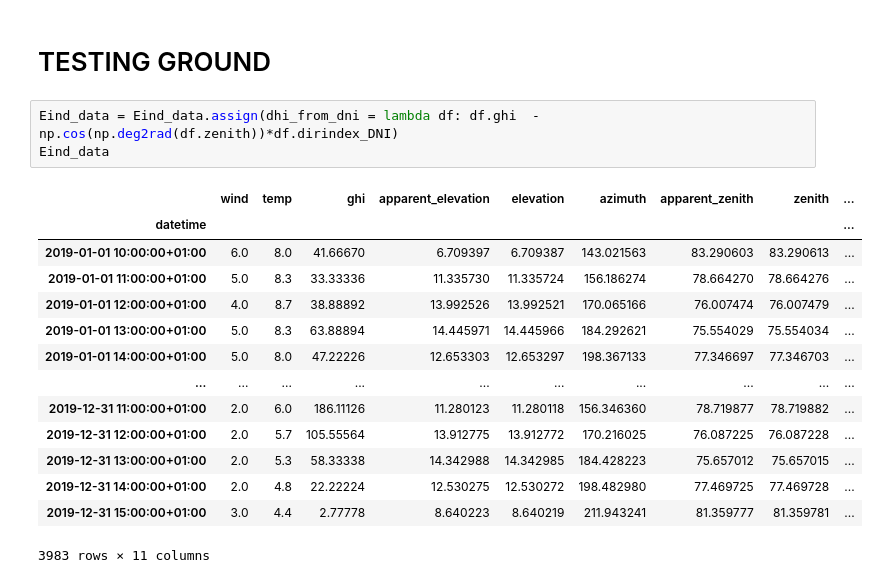
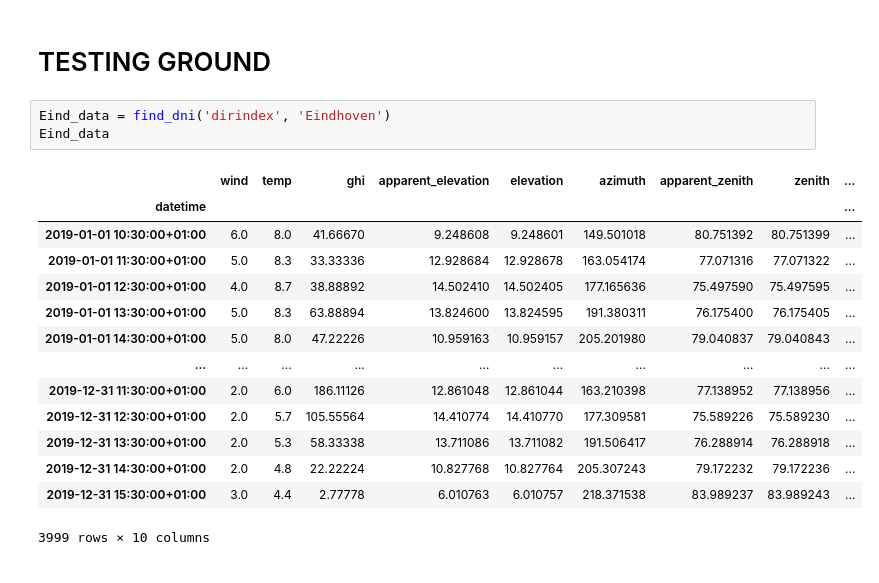
Before and after one commit to ncgarrood/utrechtsmartdistricpartA, a Jupyter notebook: TestingGround.ipynb, the cells around one changed output. Drawn from its saved outputs; the diff is of its cells as text.

```diff
--- a/TestingGround.ipynb
+++ b/TestingGround.ipynb
@@ -156,21 +159,21 @@ Surfaces_Panel_info
 | Capacity_monoSi | 3360.0 | 2800.0 | 280.0 | 840.0 | 280.0 | 280.00 | 280.00 | 280.00 | 280.00 | 2800.0 | ... |
 # %% [markdown]
 # TESTING GROUND
-# %%
-Eind_data = Eind_data.assign(dhi_from_dni = lambda df: df.ghi  - np.cos(np.deg2rad(df.zenith))*df.dirindex_DNI)
-Eind_data
-# %% [output]
-|  | wind | temp | ghi | apparent_elevation | elevation | azimuth | apparent_zenith | zenith | ... |
-| datetime |  |  |  |  |  |  |  |  | ... |
-| 2019-01-01 10:00:00+01:00 | 6.0 | 8.0 | 41.66670 | 6.709397 | 6.709387 | 143.021563 | 83.290603 | 83.290613 | ... |
-| 2019-01-01 11:00:00+01:00 | 5.0 | 8.3 | 33.33336 | 11.335730 | 11.335724 | 156.186274 | 78.664270 | 78.664276 | ... |
-| 2019-01-01 12:00:00+01:00 | 4.0 | 8.7 | 38.88892 | 13.992526 | 13.992521 | 170.065166 | 76.007474 | 76.007479 | ... |
-| 2019-01-01 13:00:00+01:00 | 5.0 | 8.3 | 63.88894 | 14.445971 | 14.445966 | 184.292621 | 75.554029 | 75.554034 | ... |
-| 2019-01-01 14:00:00+01:00 | 5.0 | 8.0 | 47.22226 | 12.653303 | 12.653297 | 198.367133 | 77.346697 | 77.346703 | ... |
-| ... | ... | ... | ... | ... | ... | ... | ... | ... | ... |
-| 2019-12-31 11:00:00+01:00 | 2.0 | 6.0 | 186.11126 | 11.280123 | 11.280118 | 156.346360 | 78.719877 | 78.719882 | ... |
-| 2019-12-31 12:00:00+01:00 | 2.0 | 5.7 | 105.55564 | 13.912775 | 13.912772 | 170.216025 | 76.087225 | 76.087228 | ... |
-| 2019-12-31 13:00:00+01:00 | 2.0 | 5.3 | 58.33338 | 14.342988 | 14.342985 | 184.428223 | 75.657012 | 75.657015 | ... |
-| 2019-12-31 14:00:00+01:00 | 2.0 | 4.8 | 22.22224 | 12.530275 | 12.530272 | 198.482980 | 77.469725 | 77.469728 | ... |
-| 2019-12-31 15:00:00+01:00 | 3.0 | 4.4 | 2.77778 | 8.640223 | 8.640219 | 211.943241 | 81.359777 | 81.359781 | ... |
-3983 rows × 11 columns
+# %%
+Eind_data = find_dni('dirindex', 'Eindhoven')
+Eind_data
+# %% [output]
+|  | wind | temp | ghi | apparent_elevation | elevation | azimuth | apparent_zenith | zenith | ... |
+| datetime |  |  |  |  |  |  |  |  | ... |
+| 2019-01-01 10:30:00+01:00 | 6.0 | 8.0 | 41.66670 | 9.248608 | 9.248601 | 149.501018 | 80.751392 | 80.751399 | ... |
+| 2019-01-01 11:30:00+01:00 | 5.0 | 8.3 | 33.33336 | 12.928684 | 12.928678 | 163.054174 | 77.071316 | 77.071322 | ... |
+| 2019-01-01 12:30:00+01:00 | 4.0 | 8.7 | 38.88892 | 14.502410 | 14.502405 | 177.165636 | 75.497590 | 75.497595 | ... |
+| 2019-01-01 13:30:00+01:00 | 5.0 | 8.3 | 63.88894 | 13.824600 | 13.824595 | 191.380311 | 76.175400 | 76.175405 | ... |
+| 2019-01-01 14:30:00+01:00 | 5.0 | 8.0 | 47.22226 | 10.959163 | 10.959157 | 205.201980 | 79.040837 | 79.040843 | ... |
+| ... | ... | ... | ... | ... | ... | ... | ... | ... | ... |
+| 2019-12-31 11:30:00+01:00 | 2.0 | 6.0 | 186.11126 | 12.861048 | 12.861044 | 163.210398 | 77.138952 | 77.138956 | ... |
+| 2019-12-31 12:30:00+01:00 | 2.0 | 5.7 | 105.55564 | 14.410774 | 14.410770 | 177.309581 | 75.589226 | 75.589230 | ... |
+| 2019-12-31 13:30:00+01:00 | 2.0 | 5.3 | 58.33338 | 13.711086 | 13.711082 | 191.506417 | 76.288914 | 76.288918 | ... |
+| 2019-12-31 14:30:00+01:00 | 2.0 | 4.8 | 22.22224 | 10.827768 | 10.827764 | 205.307243 | 79.172232 | 79.172236 | ... |
+| 2019-12-31 15:30:00+01:00 | 3.0 | 4.4 | 2.77778 | 6.010763 | 6.010757 | 218.371538 | 83.989237 | 83.989243 | ... |
+3999 rows × 10 columns
```
Also changed, not shown: parts of 6 cells of this notebook, 1 other file.
